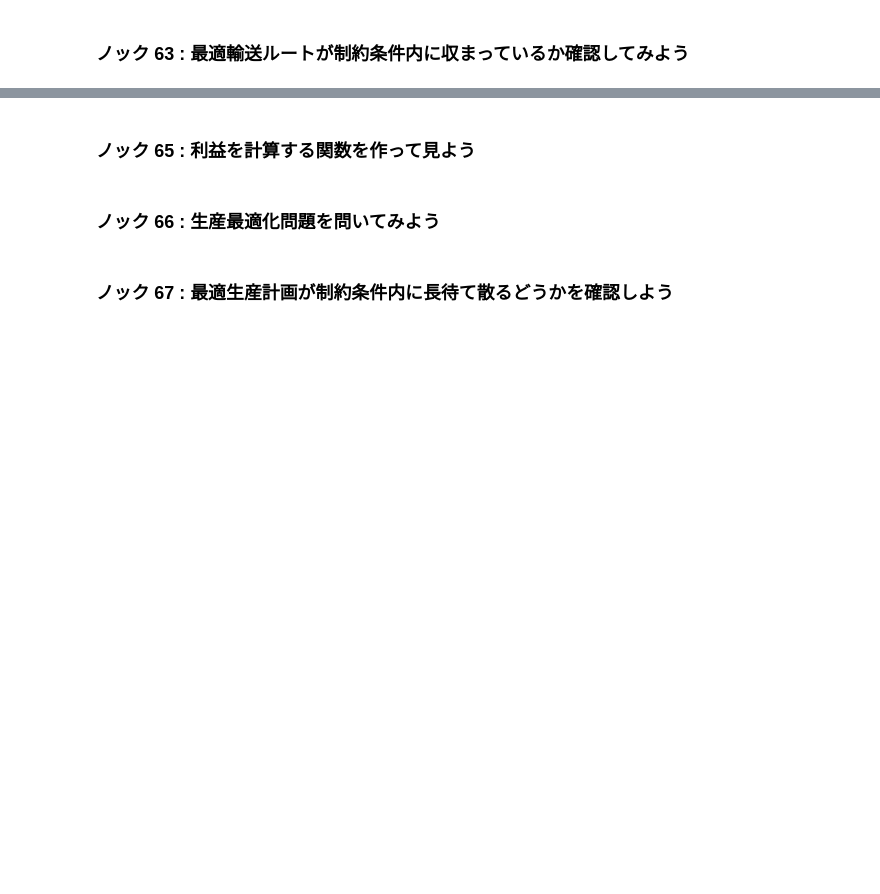
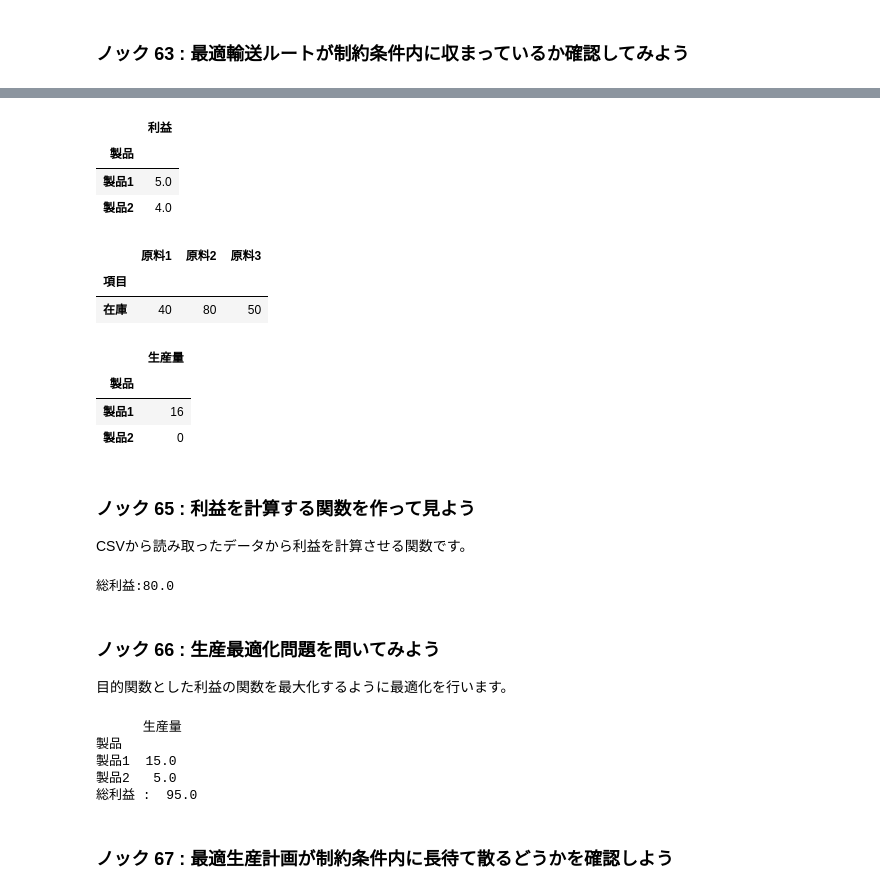
Before and after one commit to hiroshi0530/wa-src, a Jupyter notebook: ml/data100/07/07_nb.ipynb, the cells around one changed output, grey strips where cells are left out. Drawn from its saved outputs; the diff is of its cells as text; code cells hidden in the pictures; blank space fills up the shorter version.

```diff
--- a/ml/data100/07/07_nb.ipynb
+++ b/ml/data100/07/07_nb.ipynb
@@ -157,6 +255,69 @@ for i in range(len(df_pos.columns)):
+# %%
+df_profit = pd.read_csv('product_plan_profit.csv', index_col="製品")
+df_profit
+# %% [output]
+|  | 利益 |
+| 製品 |  |
+| 製品1 | 5.0 |
+| 製品2 | 4.0 |
+# %%
+df_stock = pd.read_csv('product_plan_stock.csv', index_col="項目")
+df_stock
+# %% [output]
+|  | 原料1 | 原料2 | 原料3 |
+| 項目 |  |  |  |
+| 在庫 | 40 | 80 | 50 |
+# %%
+df_plan = pd.read_csv('product_plan.csv', index_col="製品")
+df_plan
+# %% [output]
+|  | 生産量 |
+| 製品 |  |
+| 製品1 | 16 |
+| 製品2 | 0 |
 # %% [markdown]
 ### ノック 65 : 利益を計算する関数を作って見よう
+
+ CSVから読み取ったデータから利益を計算させる関数です。
+# %%
+def product_plan(df_profit,df_plan):
+  profit = 0
+  for i in range(len(df_profit.index)):
+    for j in range(len(df_plan.columns)):
+      profit += df_profit.iloc[i][j]*df_plan.iloc[i][j]
+  return profit
+
+print("総利益:"+str(product_plan(df_profit,df_plan)))
+# %% [output]
+総利益:80.0
 # %% [markdown]
 ### ノック 66 : 生産最適化問題を問いてみよう
+
+目的関数とした利益の関数を最大化するように最適化を行います。
+# %%
+from ortoolpy import model_max
+
+df = df_material.copy()
+inv = df_stock
+
+m = model_max()
+v1 = {(i):LpVariable('v%d'%(i), lowBound=0) for i in range(len(df_profit))}
+m += lpSum(df_profit.iloc[i] * v1[i] for i in range(len(df_profit)))
+for i in range(len(df_material.columns)):
+  m += lpSum(df_material.iloc[j,i] * v1[j] for j in range(len(df_profit))) <= df_stock.iloc[:,i]
+m.solve()
+
+df_plan_sol = df_plan.copy()
+for k,x in v1.items():
+  df_plan_sol.iloc[k] = value(x)
+
+print(df_plan_sol)
+print("総利益 : ", value(m.objective))
+# %% [output]
+      生産量
+製品
+製品1  15.0
+製品2   5.0
+総利益 :  95.0
 # %% [markdown]
 ### ノック 67 : 最適生産計画が制約条件内に長待て散るどうかを確認しよう
```
Also changed, not shown: parts of 36 cells of this notebook, 3 other files.
